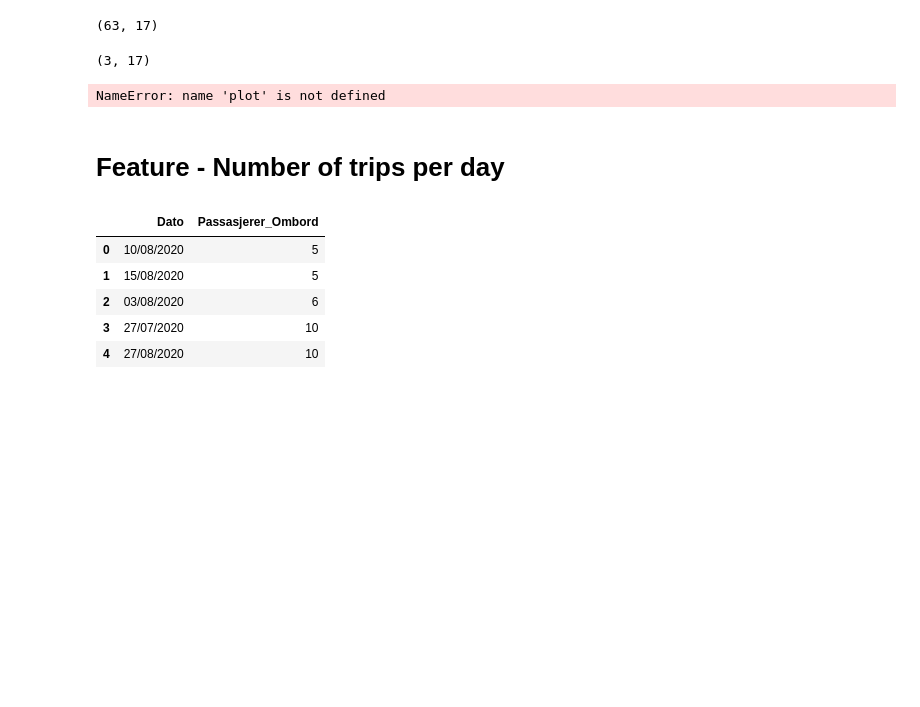
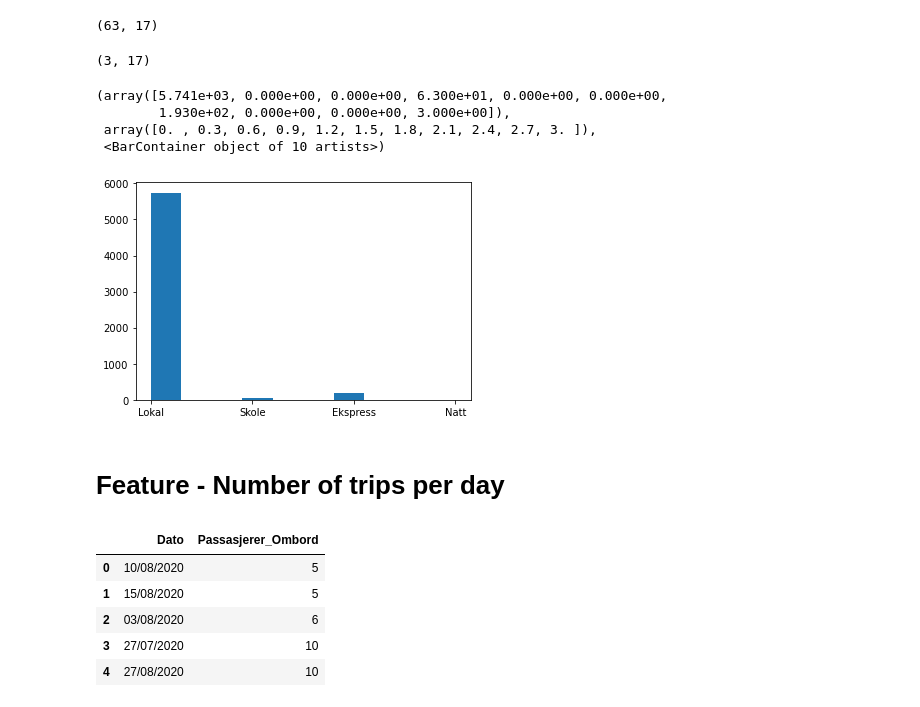
Before and after one commit to W0RMUS/Group_9, a Jupyter notebook: Group9_assignment1.ipynb, the cells around one changed output. Saved outputs shown, nothing was run; the diff lists cells and outputs as text; code cells hidden in the pictures; blank space fills up the shorter version.

```diff
--- a/Group9_assignment1.ipynb
+++ b/Group9_assignment1.ipynb
@@ -126,9 +126,13 @@ nattTurer.shape
 (3, 17)
 # %%
 #Vi ser at det er 193 ekspressturer, 5741 lokale turer, 63 skoleturer og 3 natturer, hvilket samsvarer med plottet.
-plot.hist(dataframe.Linjetype)
+plt.hist(dataframe.Linjetype)
 # %% [output]
-NameError: name 'plot' is not defined
+(array([5.741e+03, 0.000e+00, 0.000e+00, 6.300e+01, 0.000e+00, 0.000e+00,
+        1.930e+02, 0.000e+00, 0.000e+00, 3.000e+00]),
+ array([0. , 0.3, 0.6, 0.9, 1.2, 1.5, 1.8, 2.1, 2.4, 2.7, 3. ]),
+ <BarContainer object of 10 artists>)
+[figure, added]
 # %% [markdown]
 # Feature - Number of trips per day
 # %%
```
